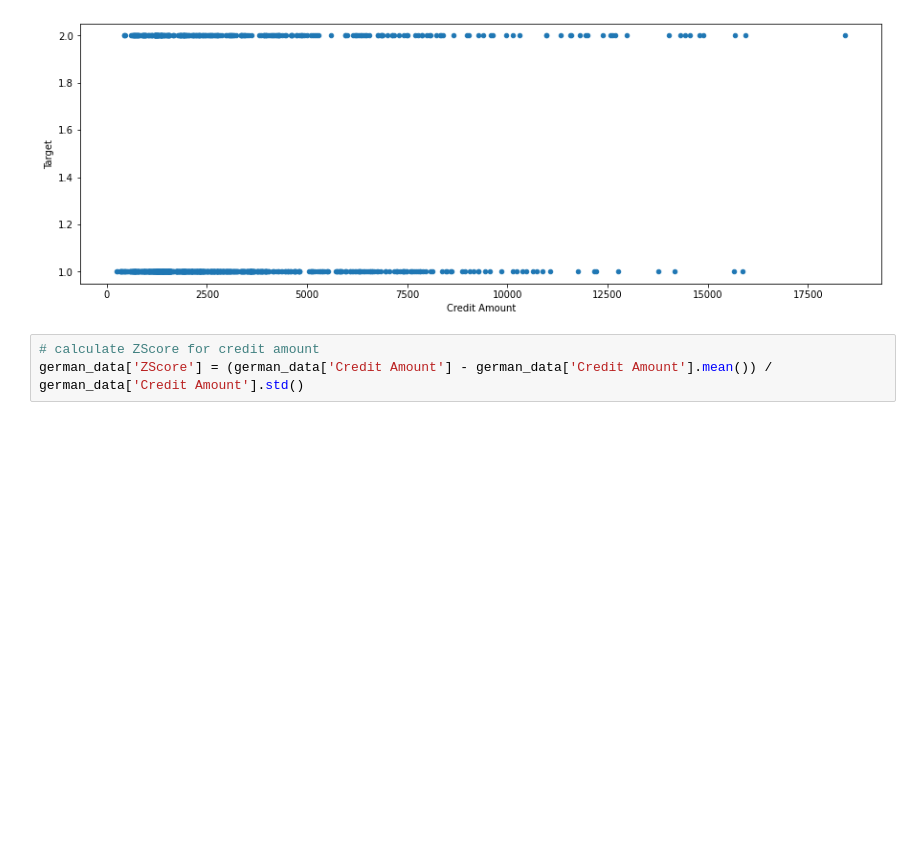
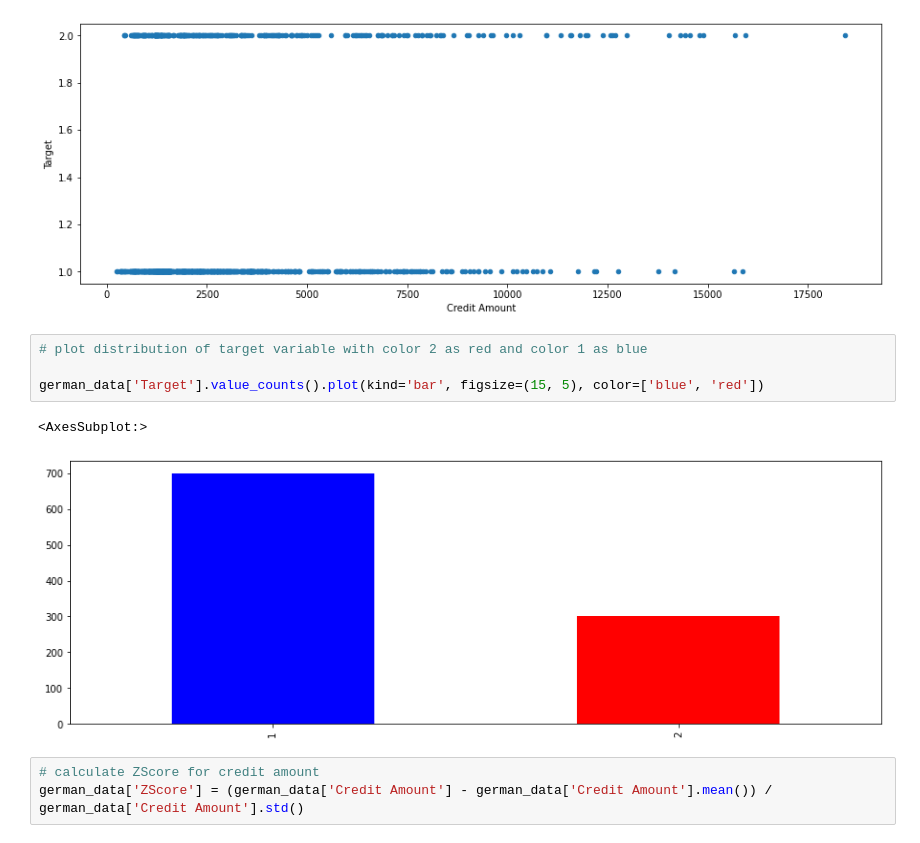
Before and after one commit to DanielGit4/AML, a Jupyter notebook: German_Credit_data/eda.ipynb, the cells around one changed output. Drawn from its saved outputs; the diff is of its cells as text; blank space fills up the shorter version.

```diff
--- a/German_Credit_data/eda.ipynb
+++ b/German_Credit_data/eda.ipynb
@@ -114,6 +135,13 @@ german_data.plot(kind='scatter', x='Credit Amount', y='Target', figsize=(15, 5))
 # %% [output]
 <AxesSubplot:xlabel='Credit Amount', ylabel='Target'>
 [figure]
+# %%
+# plot distribution of target variable with color 2 as red and color 1 as blue
+
+german_data['Target'].value_counts().plot(kind='bar', figsize=(15, 5), color=['blue', 'red'])
+# %% [output]
+<AxesSubplot:>
+[figure, added]
 # %%
 # calculate ZScore for credit amount
 german_data['ZScore'] = (german_data['Credit Amount'] - german_data['Credit Amount'].mean()) / german_data['Credit Amount'].std()
```
Also changed, not shown: parts of 16 cells of this notebook, 2 other files.
